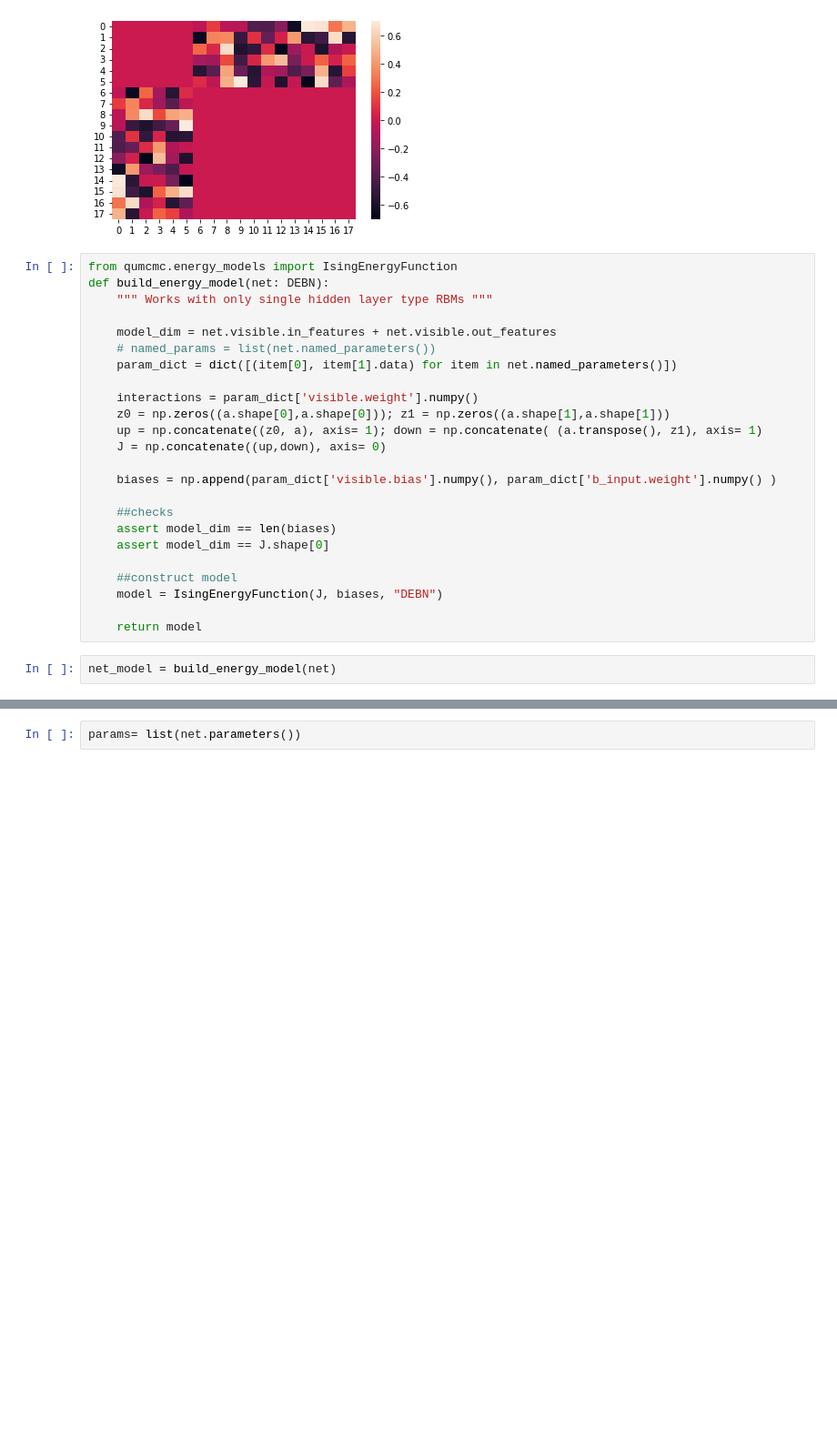
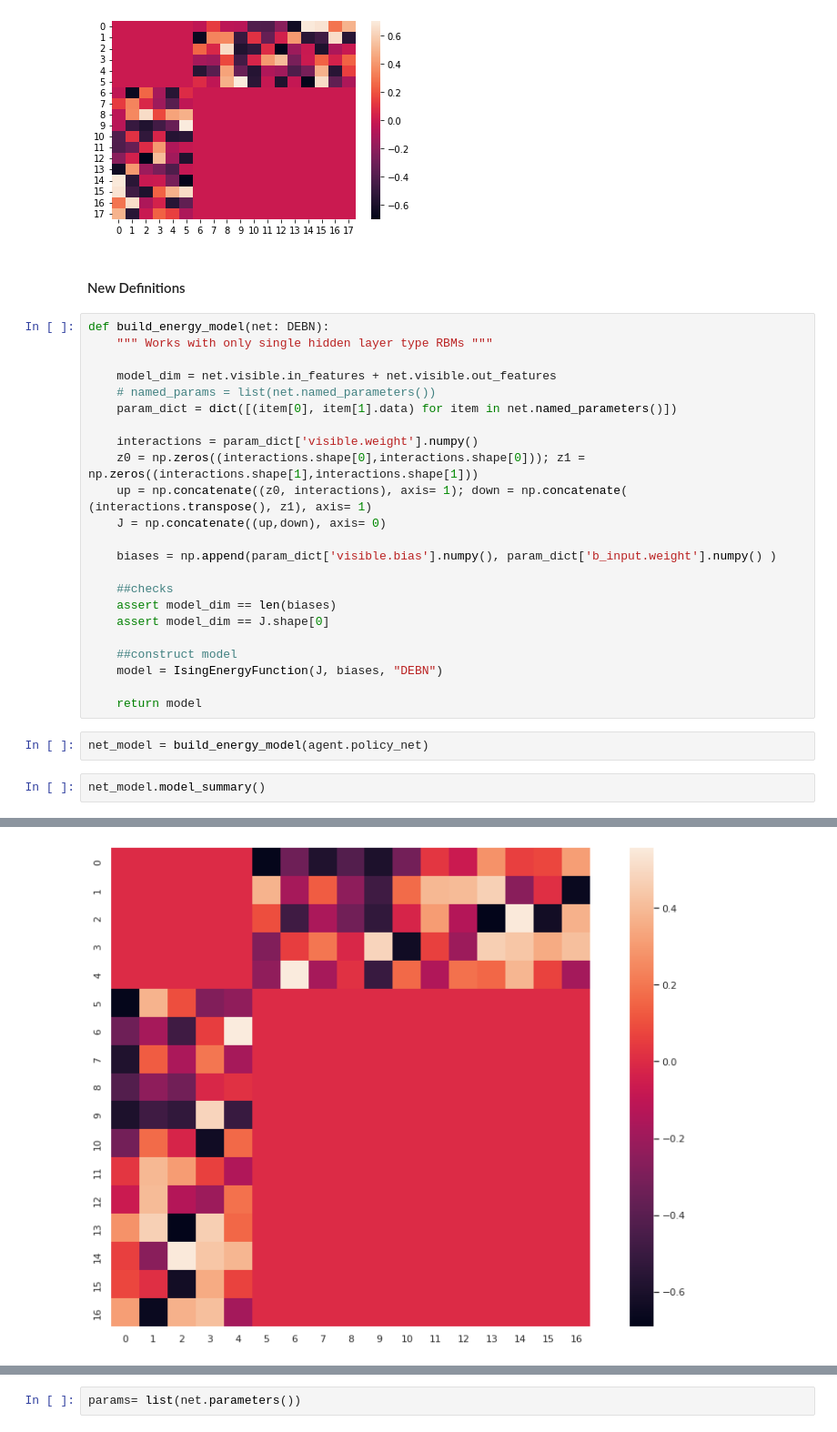
Before and after one commit to pafloxy/quantum-enhanceable-deep-rl, a Jupyter notebook: trial-v0.1.ipynb, the cells around one changed output, grey strips where cells are left out. Shown at 91% size. Cells and saved outputs as stored; diff of their text form; blank space fills up the shorter version.

```diff
--- a/trial-v0.1.ipynb
+++ b/trial-v0.1.ipynb
@@ -83,8 +89,9 @@ sns.heatmap(mat)
 # %% [output]
 <AxesSubplot:>
 [figure]
+# %% [markdown]
+#### New Definitions
 # %%
-from qumcmc.energy_models import IsingEnergyFunction
 def build_energy_model(net: DEBN):
     """ Works with only single hidden layer type RBMs """
 
@@ -93,8 +100,8 @@ def build_energy_model(net: DEBN):
     param_dict = dict([(item[0], item[1].data) for item in net.named_parameters()])
 
     interactions = param_dict['visible.weight'].numpy()
-    z0 = np.zeros((a.shape[0],a.shape[0])); z1 = np.zeros((a.shape[1],a.shape[1]))
-    up = np.concatenate((z0, a), axis= 1); down = np.concatenate( (a.transpose(), z1), axis= 1)
+    z0 = np.zeros((interactions.shape[0],interactions.shape[0])); z1 = np.zeros((interactions.shape[1],interactions.shape[1]))
+    up = np.concatenate((z0, interactions), axis= 1); down = np.concatenate( (interactions.transpose(), z1), axis= 1)
     J = np.concatenate((up,down), axis= 0)
 
     biases = np.append(param_dict['visible.bias'].numpy(), param_dict['b_input.weight'].numpy() )
@@ -108,4 +115,7 @@ def build_energy_model(net: DEBN):
 
     return model
 # %%
-net_model = build_energy_model(net)
+net_model = build_energy_model(agent.policy_net)
+# %%
+net_model.model_summary()
+# %% [output]
@@ -111,0 +132 @@ net_model = build_energy_model(net)
+[figure, added]
```
Also changed, not shown: parts of 24 cells of this notebook, 1 other file.
